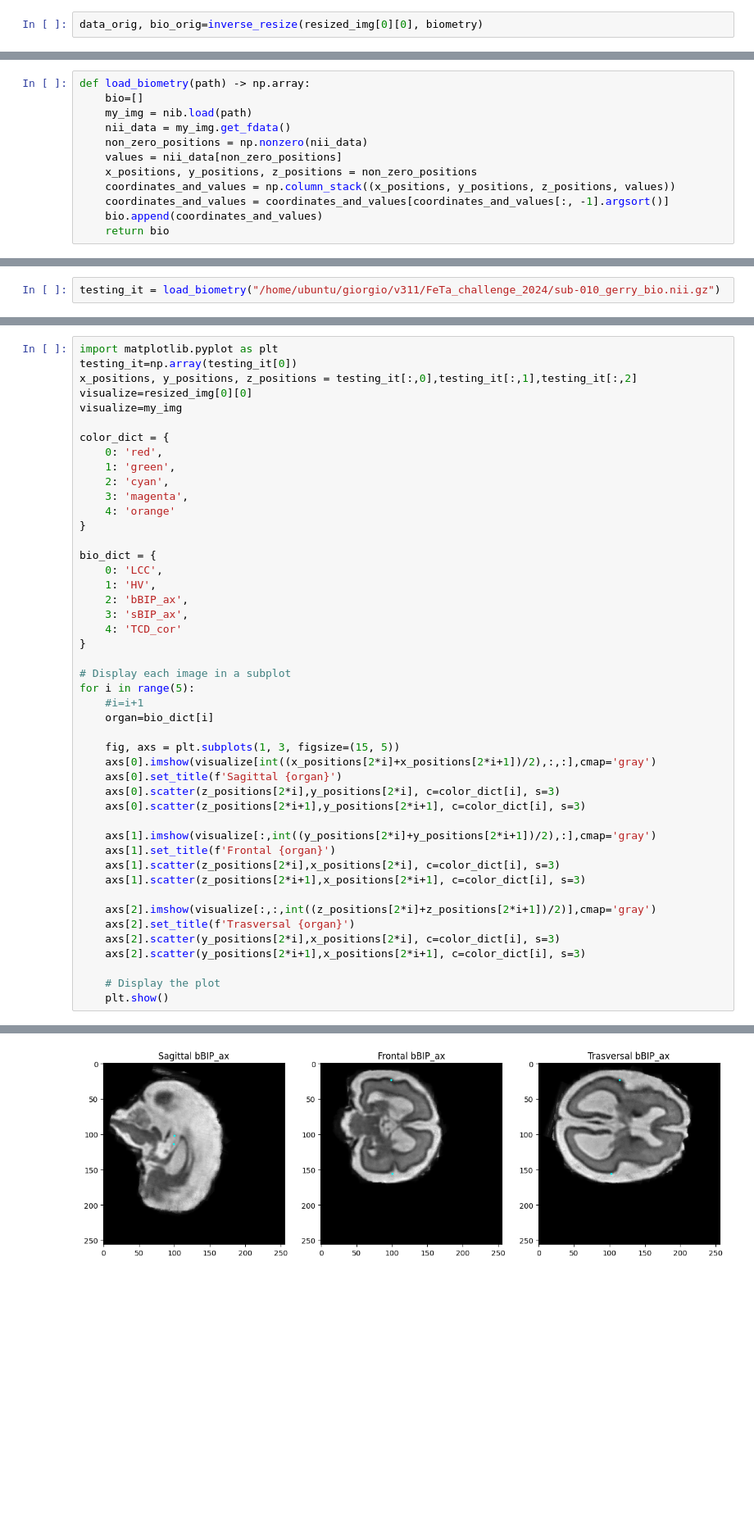
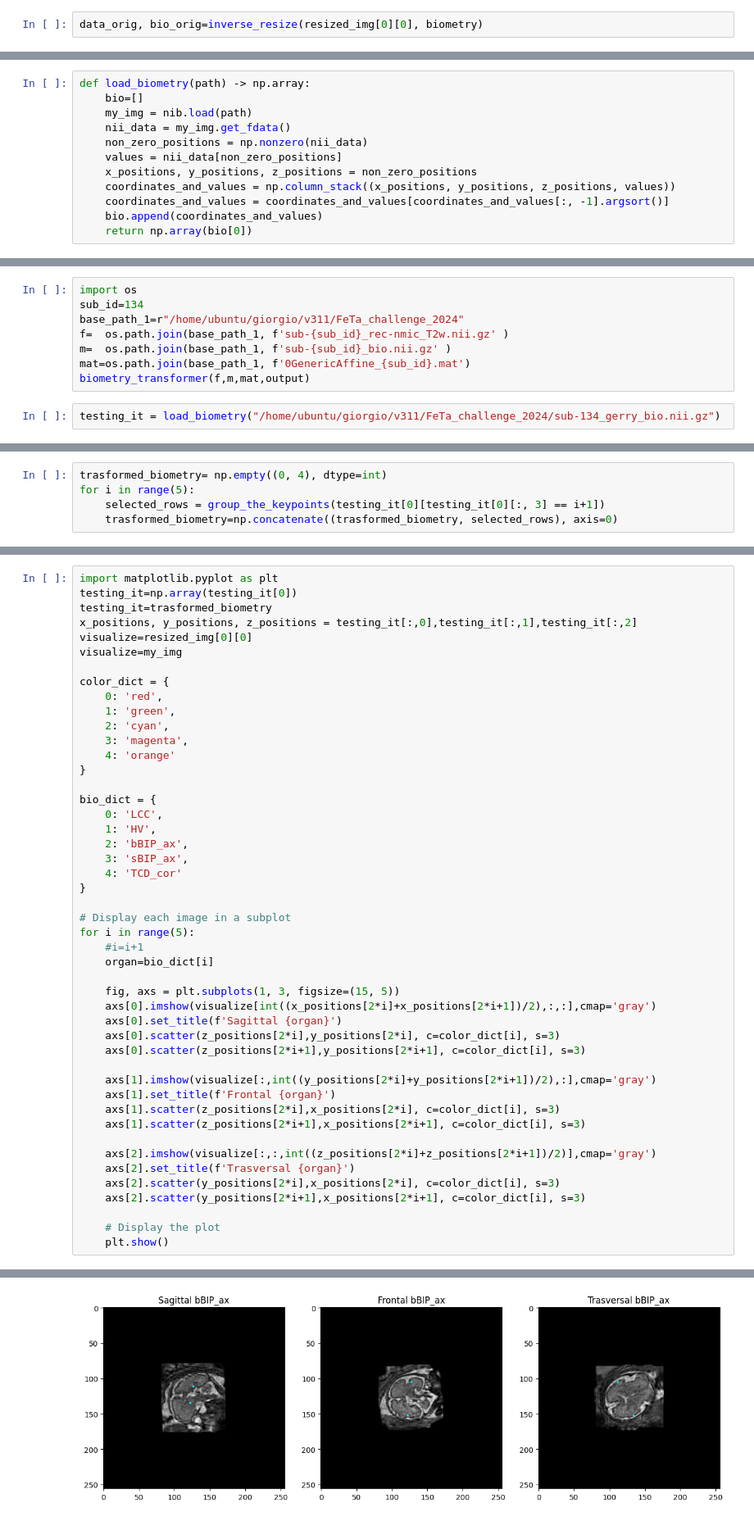
Before and after one commit to GiLonga/FeTa_challenge_2024, a Jupyter notebook: prediction.ipynb, the cells around one changed output, grey strips where cells are left out. Shown at 82% size. Drawn from its saved outputs; the diff is of its cells as text; blank space fills up the shorter version.

Commit message:
Now the code is adapted to the Vienna patiences.
A dilatation of the keypoints is added.
A clustering of the keypoints after the 256 trasformation is added.

```diff
--- a/prediction.ipynb
+++ b/prediction.ipynb
@@ -300,4 +363,4 @@ def load_biometry(path) -> np.array:
     coordinates_and_values = np.column_stack((x_positions, y_positions, z_positions, values))
     coordinates_and_values = coordinates_and_values[coordinates_and_values[:, -1].argsort()]
     bio.append(coordinates_and_values)
-    return bio
+    return np.array(bio[0])
@@ -304,2 +425,10 @@ def load_biometry(path) -> np.array:
+# %%
+import os
+sub_id=134
+base_path_1=r"/home/ubuntu/giorgio/v311/FeTa_challenge_2024"
+f=  os.path.join(base_path_1, f'sub-{sub_id}_rec-nmic_T2w.nii.gz' )
+m=  os.path.join(base_path_1, f'sub-{sub_id}_bio.nii.gz' )
+mat=os.path.join(base_path_1, f'0GenericAffine_{sub_id}.mat')
+biometry_transformer(f,m,mat,output)
 # %%
-testing_it = load_biometry("/home/ubuntu/giorgio/v311/FeTa_challenge_2024/sub-010_gerry_bio.nii.gz")
+testing_it = load_biometry("/home/ubuntu/giorgio/v311/FeTa_challenge_2024/sub-134_gerry_bio.nii.gz")
@@ -305,0 +455,5 @@ testing_it = load_biometry("/home/ubuntu/giorgio/v311/FeTa_challenge_2024/sub-01
+# %%
+trasformed_biometry= np.empty((0, 4), dtype=int)
+for i in range(5):
+    selected_rows = group_the_keypoints(testing_it[0][testing_it[0][:, 3] == i+1])
+    trasformed_biometry=np.concatenate((trasformed_biometry, selected_rows), axis=0)
@@ -306,6 +475,7 @@ testing_it = load_biometry("/home/ubuntu/giorgio/v311/FeTa_challenge_2024/sub-01
 # %%
 import matplotlib.pyplot as plt
 testing_it=np.array(testing_it[0])
+testing_it=trasformed_biometry
 x_positions, y_positions, z_positions = testing_it[:,0],testing_it[:,1],testing_it[:,2]
 visualize=resized_img[0][0]
 visualize=my_img
@@ -355 +525 @@ for i in range(5):
-[figure, old version]
+[figure, new version]
```
Also changed, not shown: parts of 19 cells of this notebook, 1 other file.
